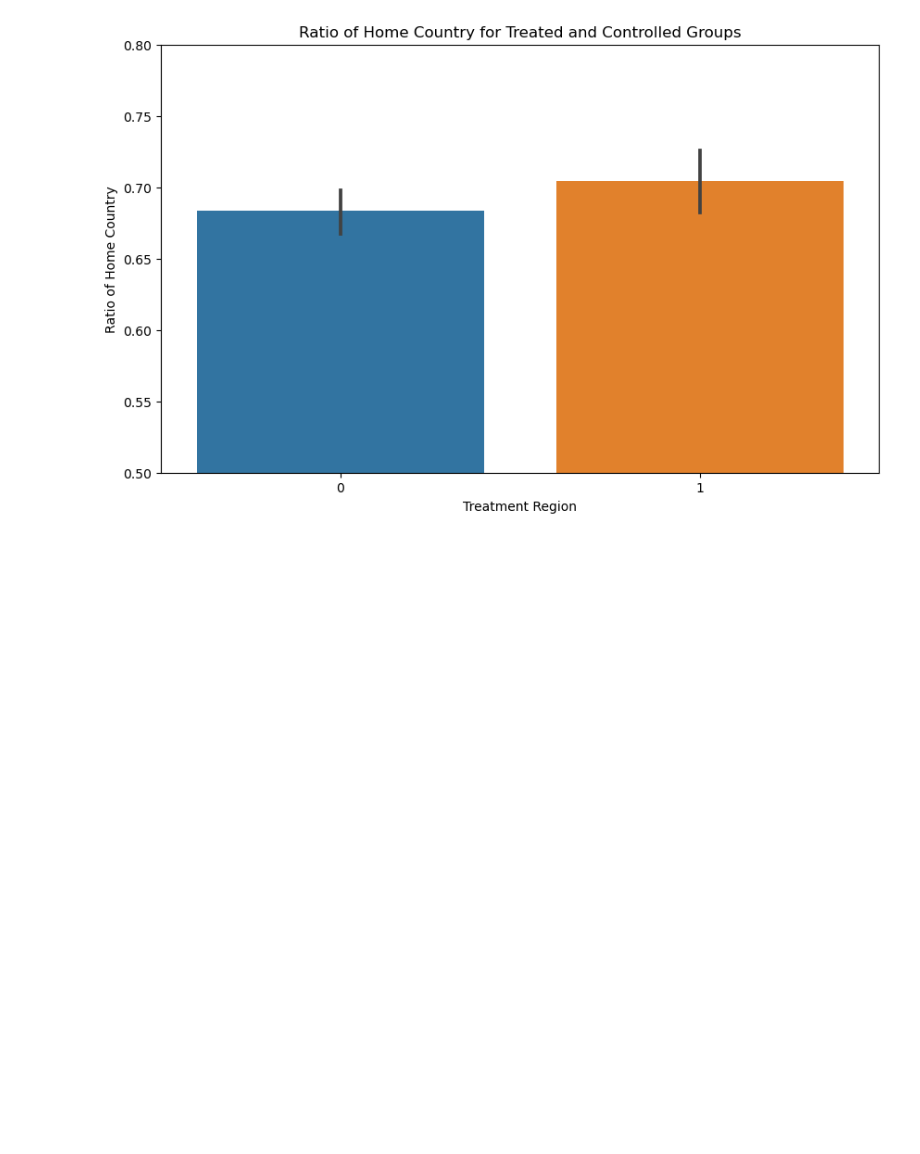
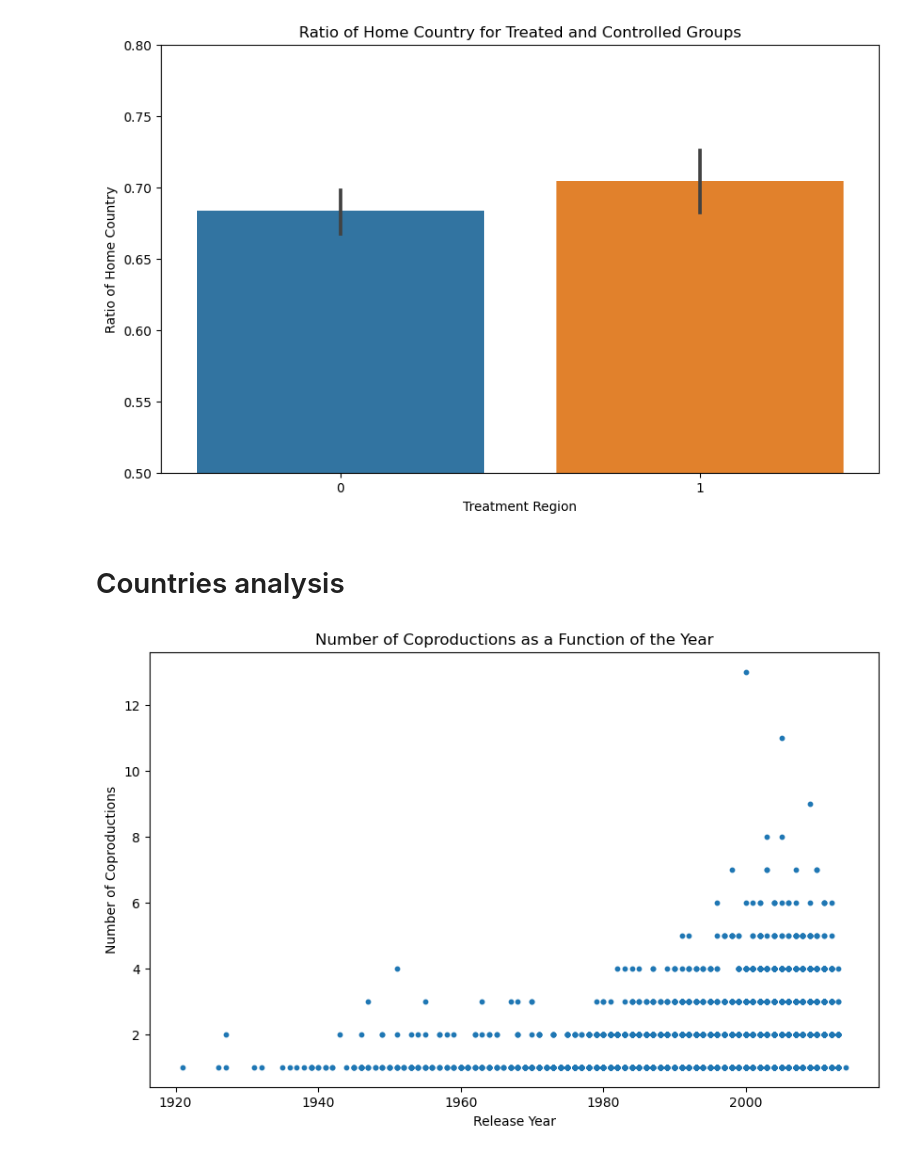
Before and after one commit to epfl-ada/ada-2023-project-nada2023, a Jupyter notebook: notebook.ipynb, the cells around one changed output. Drawn from its saved outputs; the diff is of its cells as text; code cells hidden in the pictures; blank space fills up the shorter version.

Commit message:
coprod + language without pair matching

```diff
--- a/notebook.ipynb
+++ b/notebook.ipynb
@@ -888,3 +888,21 @@ plt.title('Ratio of Home Country for Treated and Controlled Groups')
 # %% [output]
 Text(0.5, 1.0, 'Ratio of Home Country for Treated and Controlled Groups')
 [figure]
+# %% [markdown]
+# Countries analysis
+# %%
+countries_analysis = df_home_country_combined.copy()
+# %%
+countries_analysis['num_coprod'] = countries_analysis['countries'].apply(lambda x: len(x))
+# %%
+countries_analysis['num_coprod'] = countries_analysis['countries'].apply(lambda x: len(x))
+# %%
+# plot the number of coproductions as a function of the year
+plt.figure(figsize=(10, 6))
+plt.scatter(countries_analysis['release_date'], countries_analysis["num_coprod"], s=10) # adjust the size here
+plt.xlabel('Release Year')
+plt.ylabel('Number of Coproductions')
+plt.title('Number of Coproductions as a Function of the Year')
+plt.show()
+# %% [output]
+[figure, added]
```
Also changed, not shown: parts of 53 cells of this notebook.
